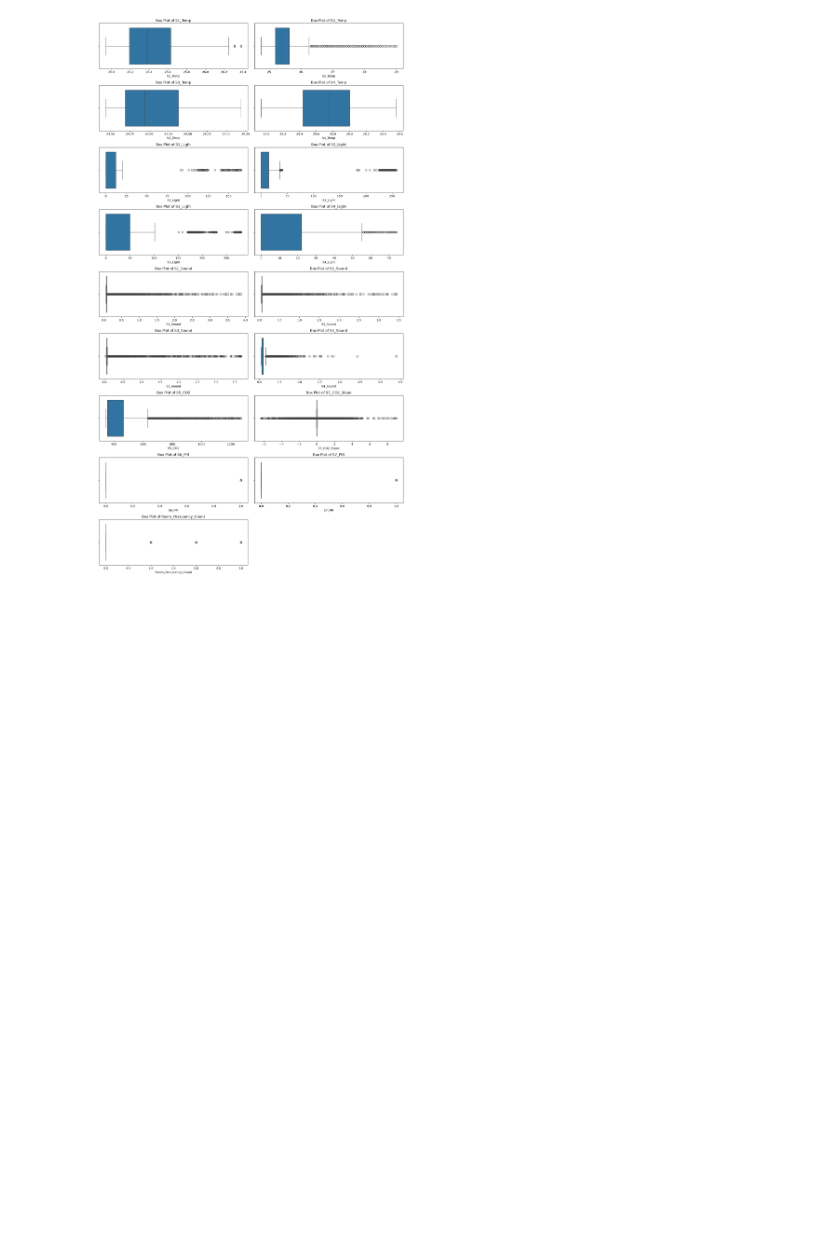
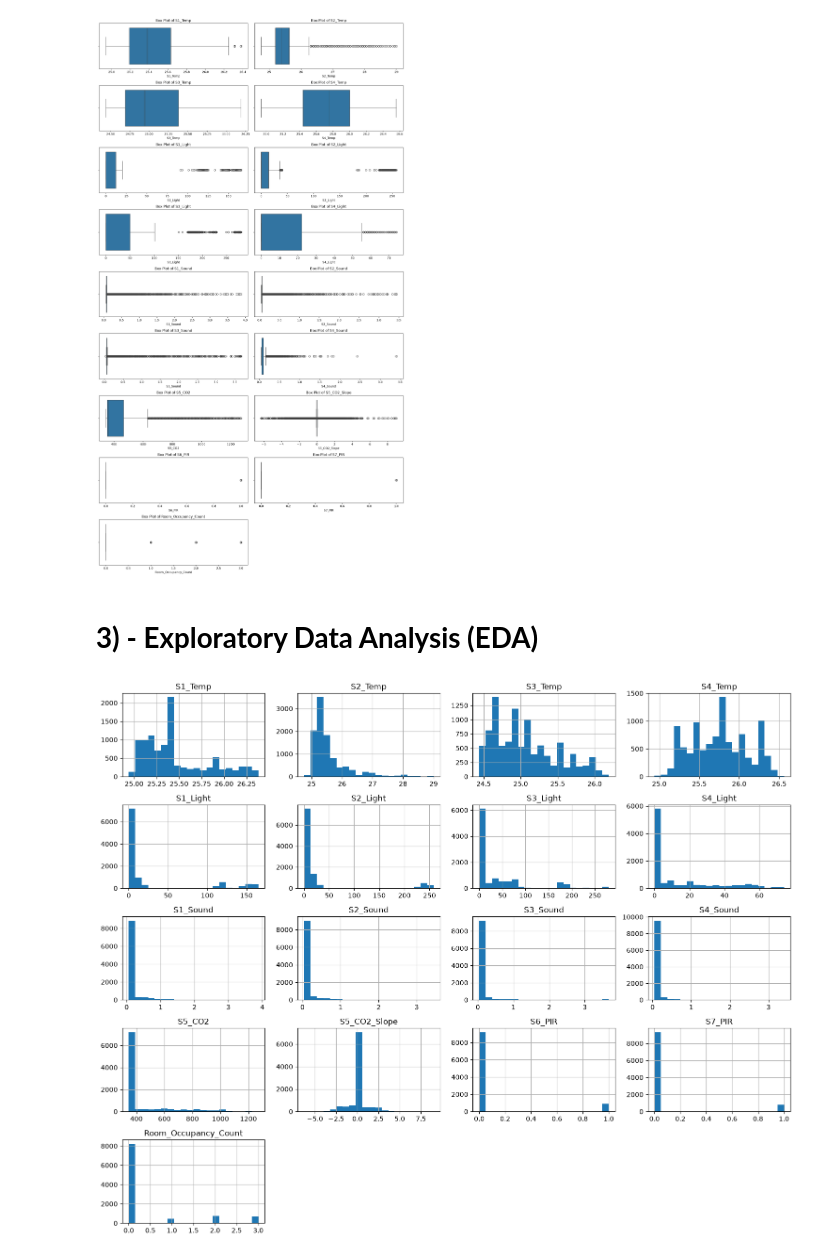
Before and after one commit to Mohamed66Hemdan/Room-Occupancy-Estimation-ML-Model, a Jupyter notebook: Project/Project.ipynb, the cells around one changed output. Cells and saved outputs as stored; diff of their text form; code cells hidden in the pictures; blank space fills up the shorter version.

```diff
--- a/Project/Project.ipynb
+++ b/Project/Project.ipynb
@@ -289,3 +289,14 @@ plt.tight_layout()
 plt.show()
 # %% [output]
 [figure]
+# %% [markdown]
+# **3) - Exploratory Data Analysis (EDA)**
+# %%
+# 1 - Analyze the Distribution of Numerical Features
+numeric_cols = df.select_dtypes(include="number").columns
+
+df[numeric_cols].hist(figsize=(15, 12), bins=20)
+plt.tight_layout()
+plt.show()
+# %% [output]
+[figure, added]
```
Also changed, not shown: parts of 6 cells of this notebook.
